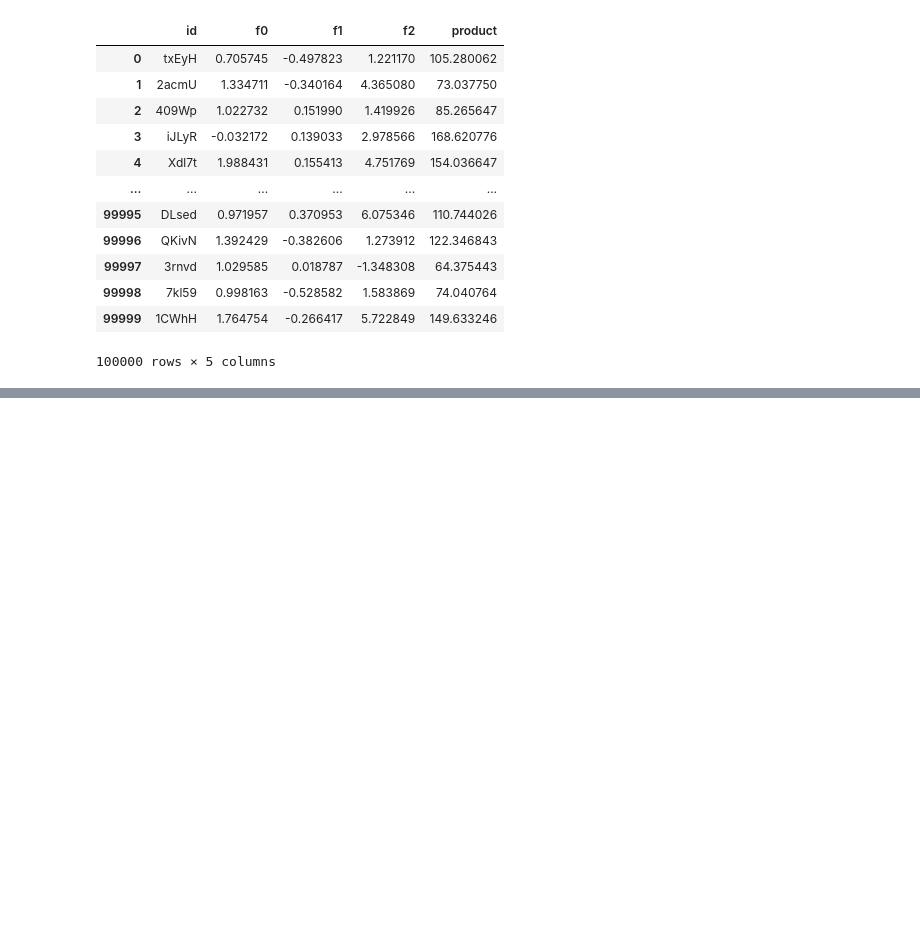
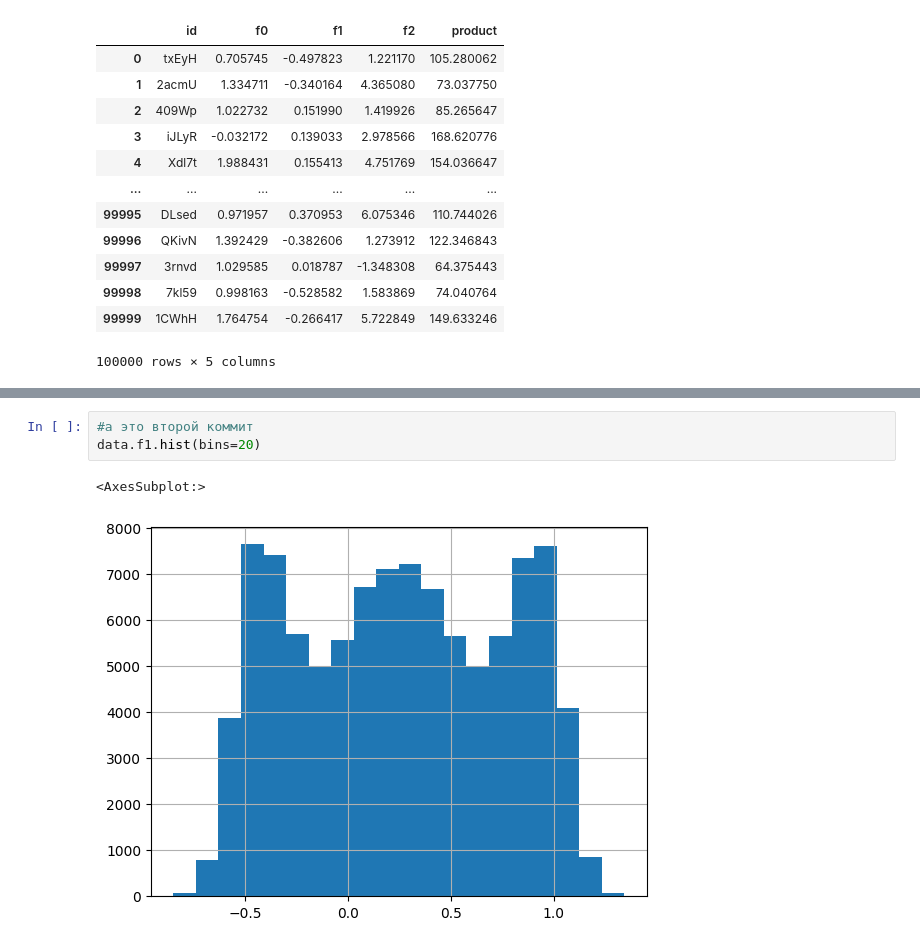
Before and after one commit to dronnet/Second_proj, a Jupyter notebook: git_proj2.ipynb, the cells around one changed output, grey strips where cells are left out. Drawn from its saved outputs; the diff is of its cells as text; blank space fills up the shorter version.

Commit message:
а это второй коммит

```diff
--- a/git_proj2.ipynb
+++ b/git_proj2.ipynb
@@ -29,0 +27,6 @@ data.f1.hist(bins=20)
+# %%
+#а это второй коммит
+data.f1.hist(bins=20)
+# %% [output]
+<AxesSubplot:>
+[figure, added]
```
Also changed, not shown: parts of 3 cells of this notebook.
